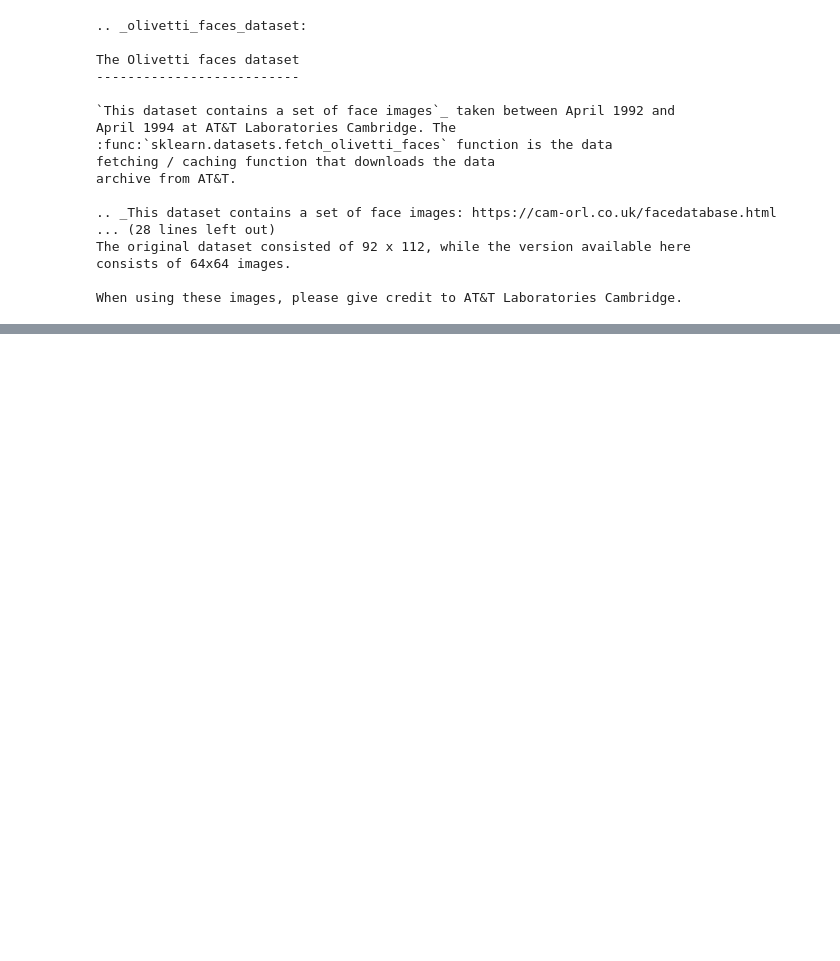
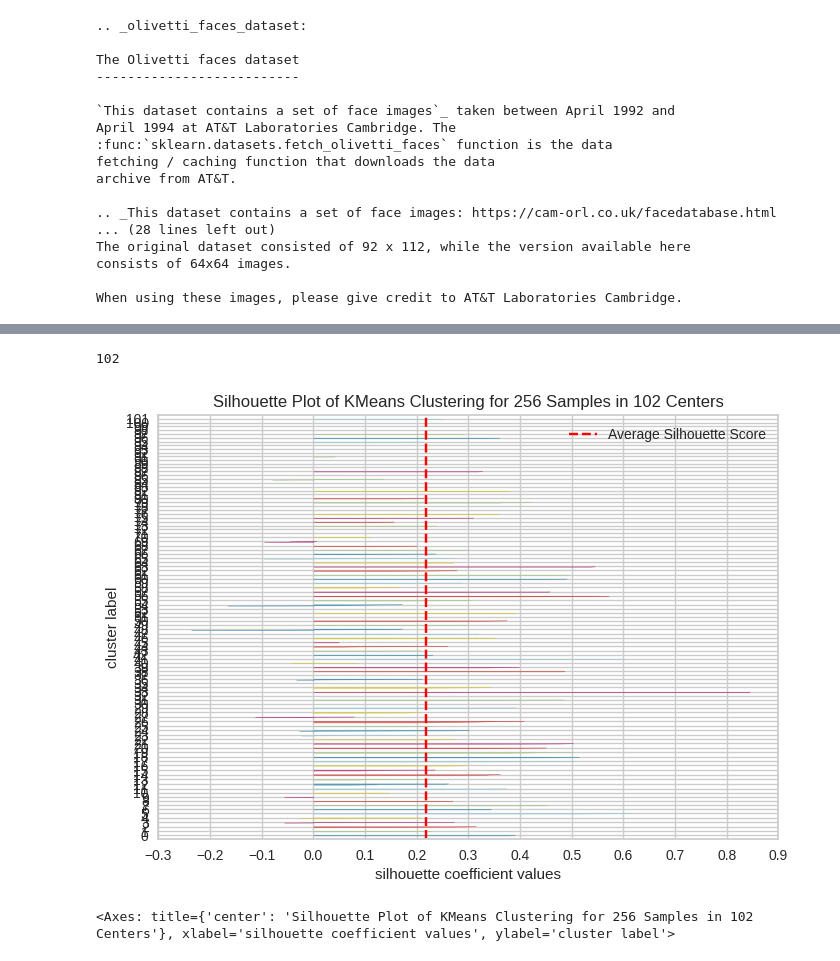
Before and after one commit to yashveersinghsohi/Hands_On_ML_Book_Practice, a Jupyter notebook: Chapter_9/HOML_Chapter9_Unsupervised_Learning_Exercise.ipynb, the cells around one changed output, grey strips where cells are left out. Cells and saved outputs as stored; diff of their text form; code cells hidden in the pictures; blank space fills up the shorter version.

```diff
--- a/Chapter_9/HOML_Chapter9_Unsupervised_Learning_Exercise.ipynb
+++ b/Chapter_9/HOML_Chapter9_Unsupervised_Learning_Exercise.ipynb
@@ -43,0 +137,14 @@ When using these images, please give credit to AT&T Laboratories Cambridge.
+# %%
+ks[np.argmax(silhouette_scores)]
+# %% [output]
+102
+# %%
+kmeans = KMeans(n_clusters = ks[np.argmax(silhouette_scores)], random_state=42)
+kmeans.fit(X_train_pca)
+visualizer = SilhouetteVisualizer(kmeans, colors='yellowbrick')
+
+visualizer.fit(X_train_pca)        # Fit the data to the visualizer
+visualizer.show()        # Finalize and render the figure
+# %% [output]
+[figure, added]
+<Axes: title={'center': 'Silhouette Plot of KMeans Clustering for 256 Samples in 102 Centers'}, xlabel='silhouette coefficient values', ylabel='cluster label'>
```
Also changed, not shown: parts of 21 cells of this notebook.
